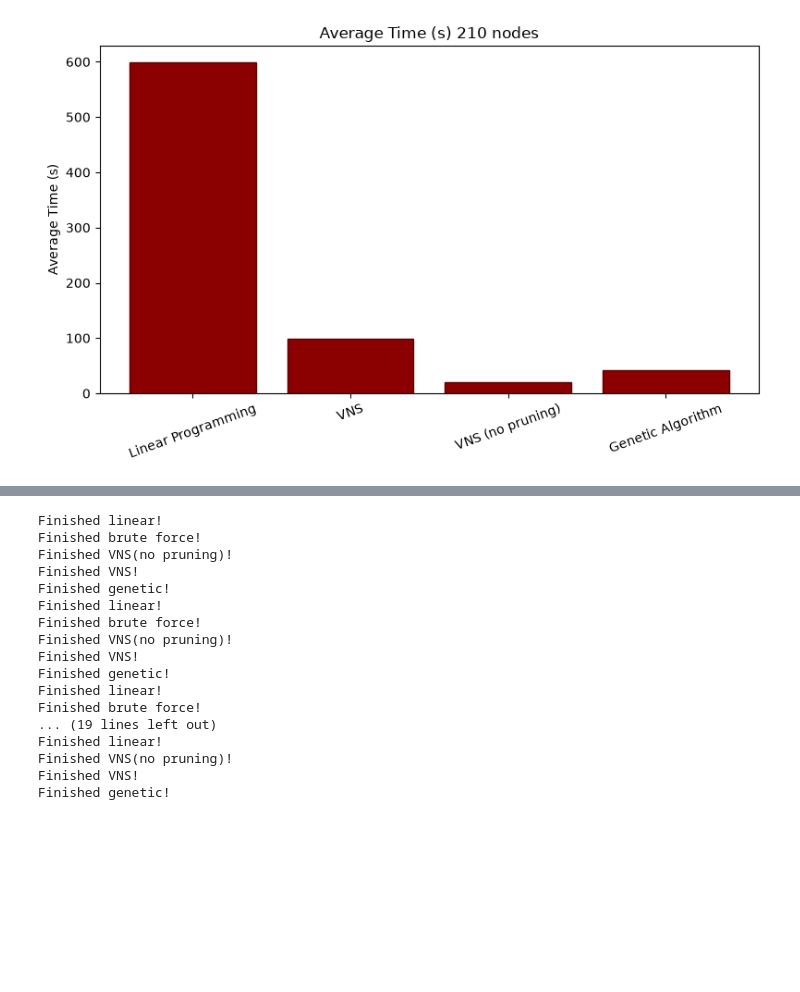
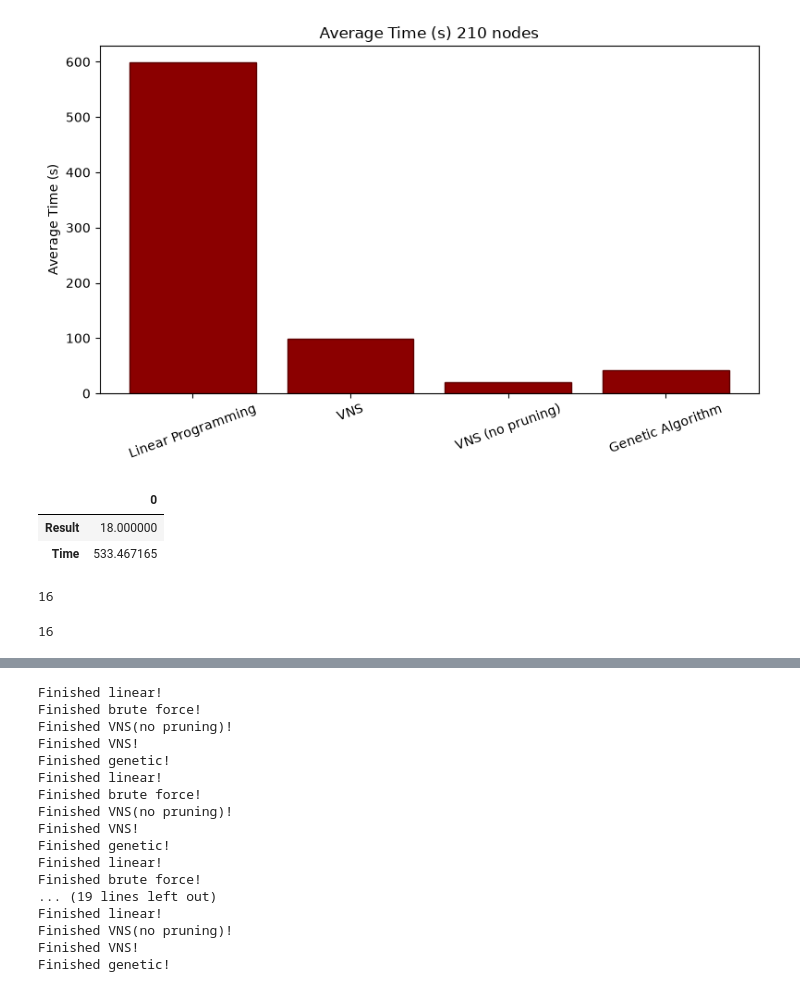
Before and after one commit to viktorsevic/RI-projekat, a Jupyter notebook: main.ipynb, the cells around one changed output, grey strips where cells are left out. Cells and saved outputs as stored; diff of their text form; code cells hidden in the pictures; blank space fills up the shorter version.

```diff
--- a/main.ipynb
+++ b/main.ipynb
@@ -117,3 +116,19 @@ import pandas as pd
 
 df = pd.DataFrame([results.fitness, elapsed], index=["Result", "Time"])
 df.to_csv("results/big_graph_1000_VNS.csv")
+# %%
+import time
+start = time.perf_counter()
+results = VNS(graph_extreme, 10000, 50, do_prune=False)
+elapsed = time.perf_counter() - start
+# %%
+import pandas as pd
+
+df = pd.DataFrame([results.fitness, elapsed], index=["Result", "Time"])
+df.to_csv("results/big_graph_1000_VNSnp.csv")
+# %%
+df
+# %% [output]
+|  | 0 |
+| Result | 18.000000 |
+| Time | 533.467165 |
@@ -119,0 +139,4 @@ df.to_csv("results/big_graph_1000_VNS.csv")
+# %%
+result.fitness
+# %% [output]
+16
@@ -119,0 +150,4 @@ df.to_csv("results/big_graph_1000_VNS.csv")
+# %%
+result.fitness
+# %% [output]
+16
```
Also changed, not shown: parts of 10 cells of this notebook, 6 other files.
